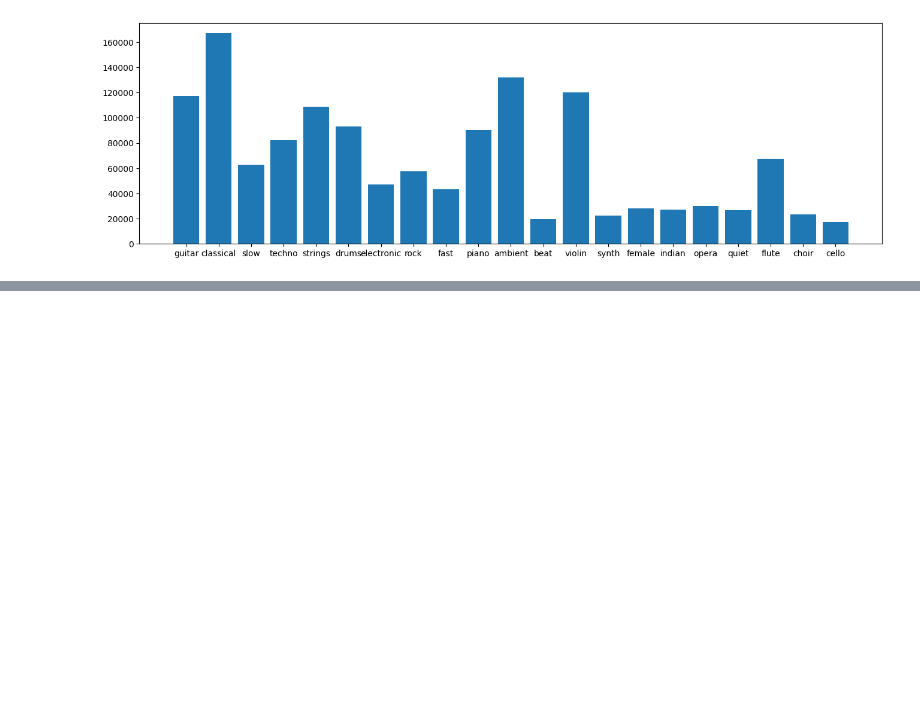
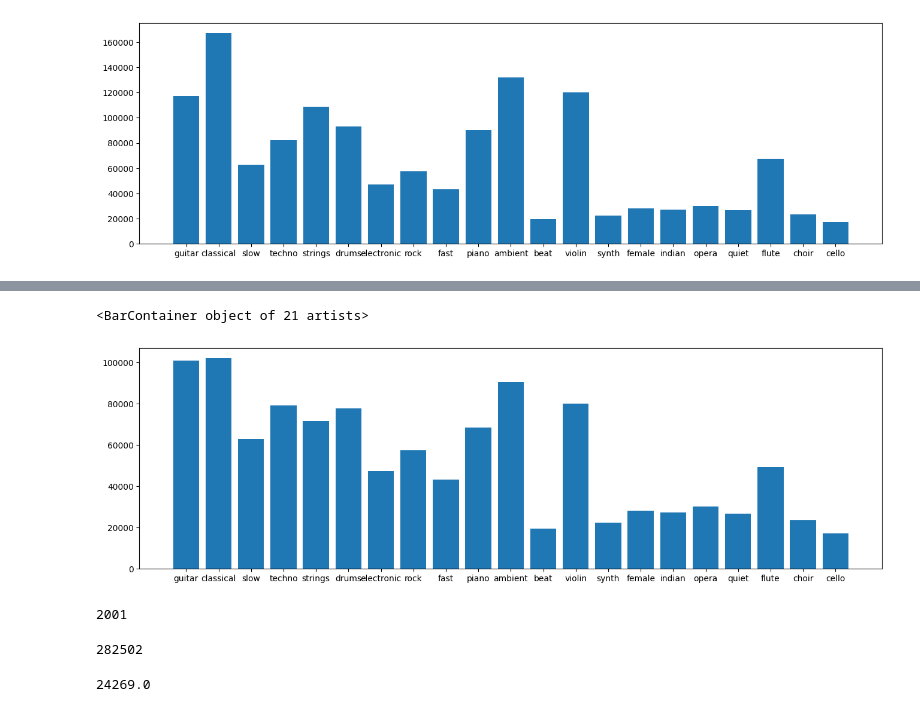
Before and after one commit to MarGromadzka/music-recommendation, a Jupyter notebook: notebooks/tagged_music_expolaration.ipynb, the cells around one changed output, grey strips where cells are left out. Cells and saved outputs as stored; diff of their text form; code cells hidden in the pictures; blank space fills up the shorter version.

```diff
--- a/notebooks/tagged_music_expolaration.ipynb
+++ b/notebooks/tagged_music_expolaration.ipynb
@@ -187,0 +322,4 @@ plt.bar(sum.keys(), sum.values())
+# %%
+ambient_without_rare_tags = trimmed_joined_ambient
+for tag in rare_tags:
+  ambient_without_rare_tags = ambient_without_rare_tags[ambient_without_rare_tags[tag] == 0]
@@ -187,0 +328,3 @@ plt.bar(sum.keys(), sum.values())
+# %%
+id_to_del = ambient_without_rare_tags.index.tolist()
+len(id_to_del)
@@ -187,0 +333,3 @@ plt.bar(sum.keys(), sum.values())
+# %%
+trimmed_joined = trimmed_joined[~trimmed_joined.index.isin(id_to_del)]
+trimmed_joined["no_spec"].sum()
@@ -187,0 +342,3 @@ plt.bar(sum.keys(), sum.values())
+# %%
+trimmed_sum = {tag : trimmed_joined[tag].sum() for tag in common_tags}
+sorted(trimmed_sum.items(), key=itemgetter(1), reverse=True)
@@ -187,0 +363,8 @@ plt.bar(sum.keys(), sum.values())
+# %%
+import matplotlib.pyplot as plt
+plt.figure().set_figwidth(16)
+
+plt.bar(trimmed_sum.keys(), trimmed_sum.values())
+# %% [output]
+<BarContainer object of 21 artists>
+[figure, added]
@@ -187,0 +379,14 @@ plt.bar(sum.keys(), sum.values())
+# %%
+id_to_del = guitar_without_rare_tags.index.tolist()
+len(id_to_del)
+# %% [output]
+2001
+# %%
+trimmed_joined = trimmed_joined[~trimmed_joined.index.isin(id_to_del)]
+trimmed_joined["no_spec"].sum()
+# %% [output]
+282502
+# %%
+guitar_without_rare_tags['guitar'].sum()
+# %% [output]
+24269.0
```
Also changed, not shown: parts of 71 cells of this notebook, 2 other files.
